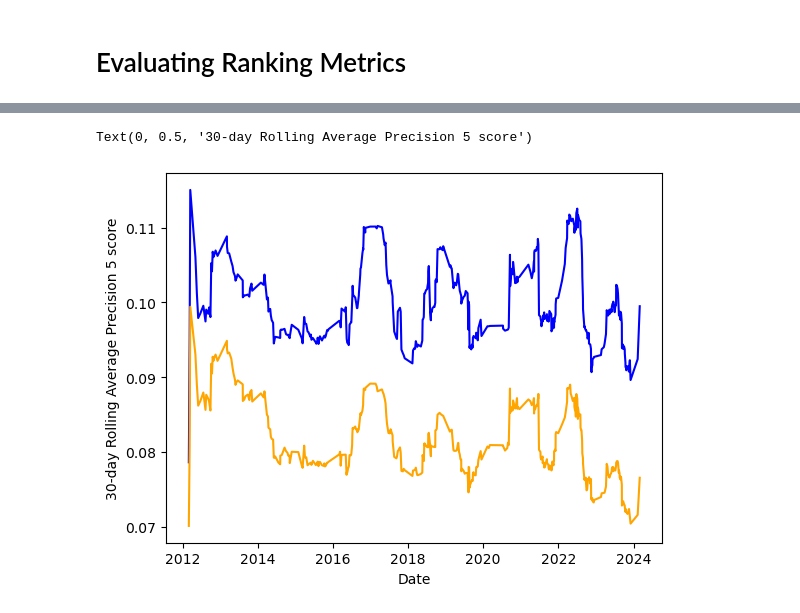
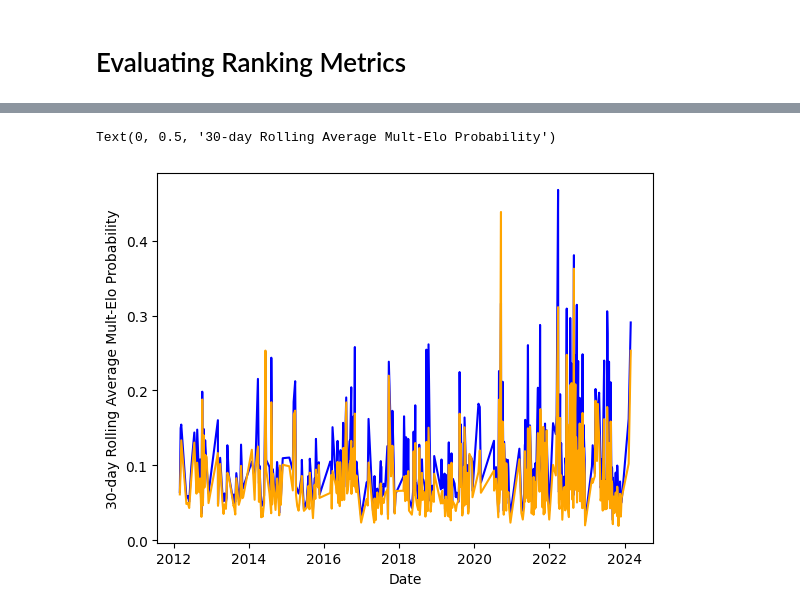
Before and after one commit to andrei-prokhorov/bodybuilding-ranking, a Jupyter notebook: multielo_ratings/multi_elo_rating_metrics.ipynb, the cells around one changed output, grey strips where cells are left out. Saved outputs shown, nothing was run; the diff lists cells and outputs as text; code cells hidden in the pictures.

```diff
--- a/multielo_ratings/multi_elo_rating_metrics.ipynb
+++ b/multielo_ratings/multi_elo_rating_metrics.ipynb
@@ -149 +94,27 @@ metric_df.head()
+# %%
+ax = sns.lineplot(
+    data=metric_df[
+        (metric_df["organization"] == "ifbb")
+        & (metric_df["division"] == "bikini")
+        & (metric_df["class"] == "open")
+    ],
+    x="date",
+    y="30dayrollavg_multielo_prob",
+    color="blue"
+)
+ax2 = sns.lineplot(
+    data=metric_df[
+        (metric_df["organization"] == "ifbb")
+        & (metric_df["division"] == "bikini")
+        & (metric_df["class"] == "open")
+    ],
+    x="date",
+    y="30dayrollavg_multielo_prob_random",
+    color="orange"
+)
+plt.xlabel("Date")
+plt.ylabel("30-day Rolling Average Mult-Elo Probability")
+# %% [output]
+Text(0, 0.5, '30-day Rolling Average Mult-Elo Probability')
+[figure, added]
 # %%
@@ -151,28 +121,0 @@ metric_df = pd.read_csv('metric_data_multielo.csv', parse_dates=["date"])
-# %%
-ax = sns.lineplot(
-    data=metric_df[
-        (metric_df["organization"] == "ifbb")
-        & (metric_df["division"] == "bikini")
-        & (metric_df["class"] == "open")
-    ],
-    x="date",
-    y="30dayrollavg_multielo_prob",
-    color="blue"
-)
-ax2 = sns.lineplot(
-    data=metric_df[
-        (metric_df["organization"] == "ifbb")
-        & (metric_df["division"] == "bikini")
-        & (metric_df["class"] == "open")
-    ],
-    x="date",
-    y="30dayrollavg_multielo_prob_random",
-    color="orange"
-)
-plt.xlabel("Date")
-plt.ylabel("30-day Rolling Average Precision 5 score")
-# plt.axhline(0.05, color='green')
-# sns.move_legend(ax, "upper left", bbox_to_anchor=(1, 1))
-# %% [output]
-Text(0, 0.5, '30-day Rolling Average Precision 5 score')
-[figure, removed]
```
Also changed, not shown: parts of 12 cells of this notebook, 5 other files.
